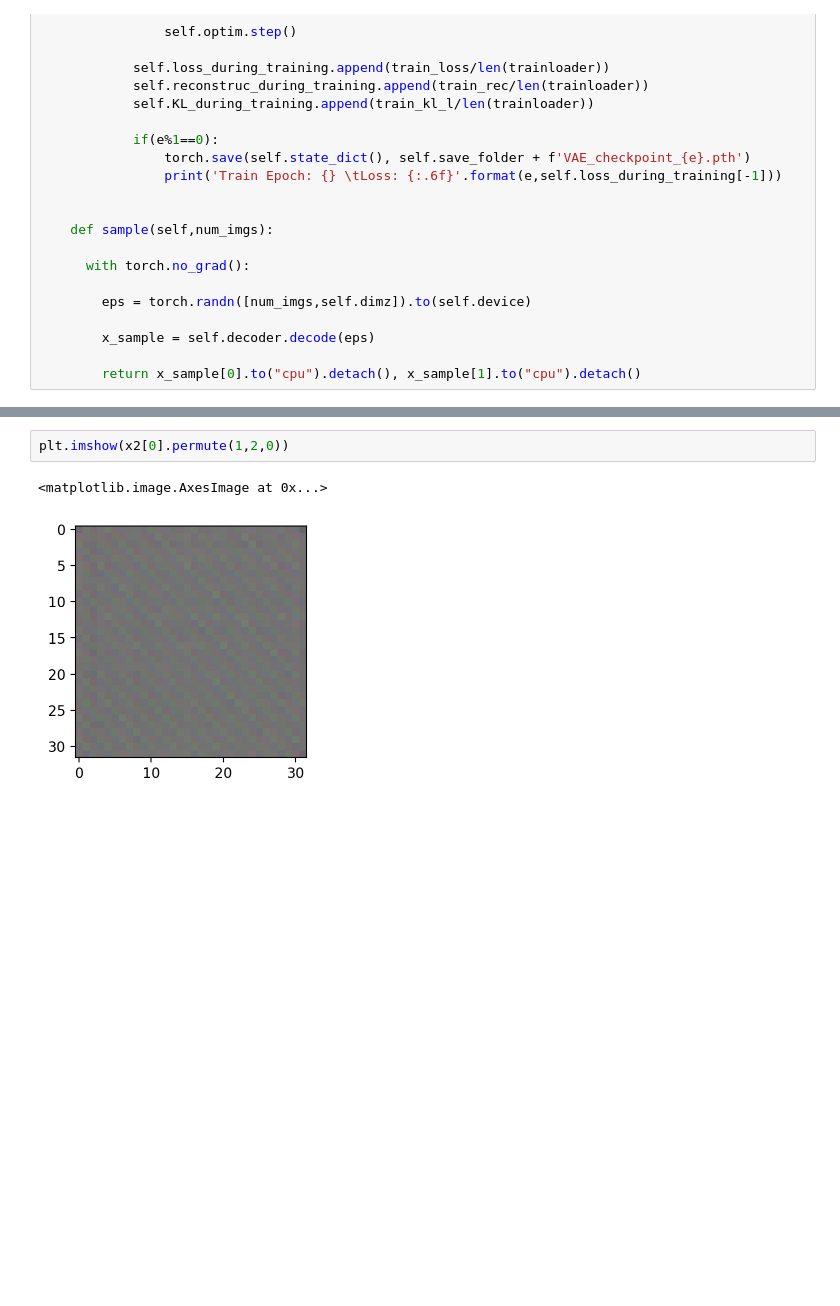
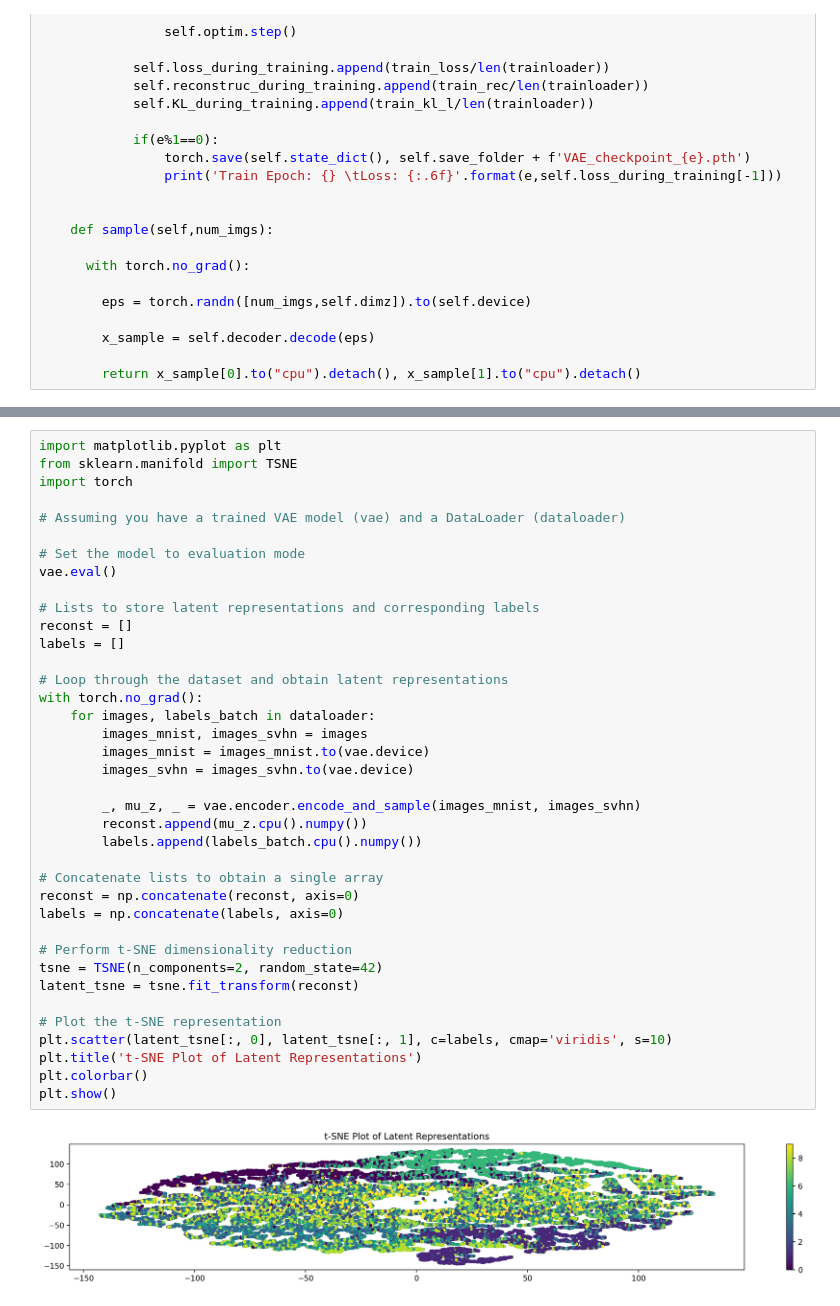
Before and after one commit to dariocb/Lab-VAE, a Jupyter notebook: Lab_MultiViewVAE.ipynb, the cells around one changed output, grey strips where cells are left out. Saved outputs shown, nothing was run; the diff lists cells and outputs as text; blank space fills up the shorter version.

```diff
--- a/Lab_MultiViewVAE.ipynb
+++ b/Lab_MultiViewVAE.ipynb
@@ -490,5 +496,40 @@ plt.imshow(x1[0].permute(1,2,0), cmap='gray')
-# %%
-plt.imshow(x2[0].permute(1,2,0))
-# %% [output]
-<matplotlib.image.AxesImage at 0x...>
-[figure, removed]
+# %%
+import matplotlib.pyplot as plt
+from sklearn.manifold import TSNE
+import torch
+
+# Assuming you have a trained VAE model (vae) and a DataLoader (dataloader)
+
+# Set the model to evaluation mode
+vae.eval()
+
+# Lists to store latent representations and corresponding labels
+reconst = []
+labels = []
+
+# Loop through the dataset and obtain latent representations
+with torch.no_grad():
+    for images, labels_batch in dataloader:
+        images_mnist, images_svhn = images
+        images_mnist = images_mnist.to(vae.device)
+        images_svhn = images_svhn.to(vae.device)
+
+        _, mu_z, _ = vae.encoder.encode_and_sample(images_mnist, images_svhn)
+        reconst.append(mu_z.cpu().numpy())
+        labels.append(labels_batch.cpu().numpy())
+
+# Concatenate lists to obtain a single array
+reconst = np.concatenate(reconst, axis=0)
+labels = np.concatenate(labels, axis=0)
+
+# Perform t-SNE dimensionality reduction
+tsne = TSNE(n_components=2, random_state=42)
+latent_tsne = tsne.fit_transform(reconst)
+
+# Plot the t-SNE representation
+plt.scatter(latent_tsne[:, 0], latent_tsne[:, 1], c=labels, cmap='viridis', s=10)
+plt.title('t-SNE Plot of Latent Representations')
+plt.colorbar()
+plt.show()
+# %% [output]
+[figure, added]
```
Also changed, not shown: parts of 9 cells of this notebook.
